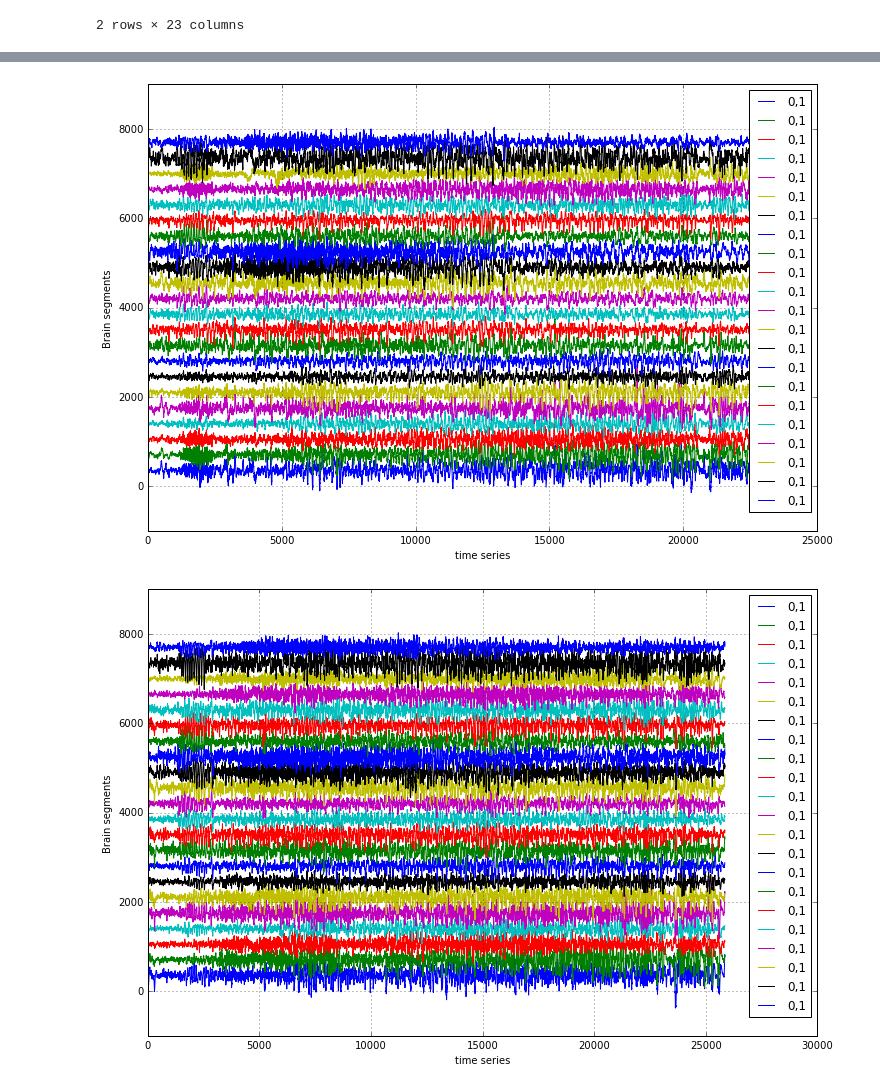
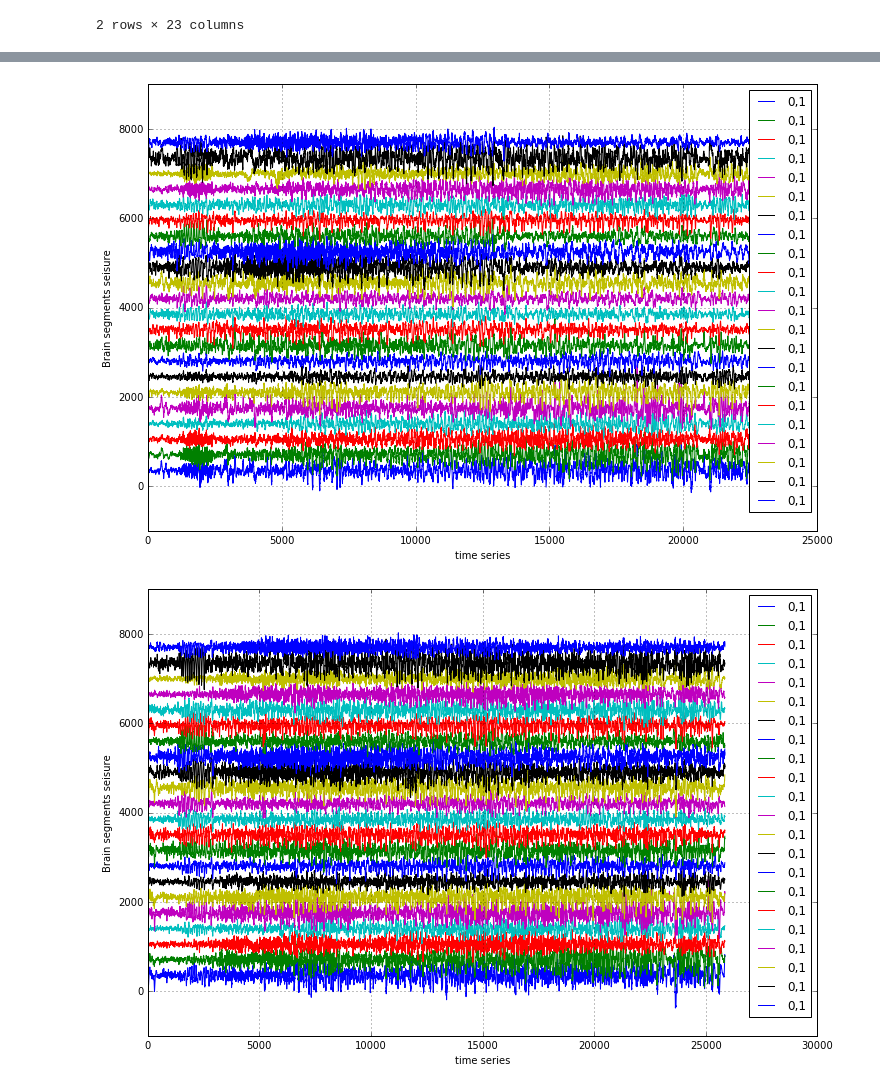
Before and after one commit to stiwarih/hssyp, a Jupyter notebook: Mile-45/Bend_Kumar_Smadja_Tiwari_CS109a_Seizures_Milestone_45-st.ipynb, the cells around one changed output, grey strips where cells are left out. Cells and saved outputs as stored; diff of their text form; code cells hidden in the pictures.

```diff
--- a/Mile-45/Bend_Kumar_Smadja_Tiwari_CS109a_Seizures_Milestone_45-st.ipynb
+++ b/Mile-45/Bend_Kumar_Smadja_Tiwari_CS109a_Seizures_Milestone_45-st.ipynb
@@ -43,18 +60,18 @@ plt.show()
 # %%
 plt.figure(figsize=(12,8))
 ts = np.arange(0, chb01_21_seisure_df.shape[0], 1)
 max_pred = chb01_21_seisure_df.shape[1] -1
 sep = 0
 for i in (range(0, max_pred)):
     sep += 350
     cleaned_sep = chb01_21_seisure_df.ix[:, i].values + sep
     plt.plot(ts, cleaned_sep, label='0,1')
-plt.xlabel('time series'); plt.ylabel('Brain segments')
+plt.xlabel('time series'); plt.ylabel('Brain segments seisure')
 plt.legend(loc='best')
 plt.grid()
 plt.show()
 # %% [output]
-[figure, old version]
+[figure, new version]
 # %%
 plt.figure(figsize=(12,8))
 ts = np.arange(0, chb01_26_seisure_df.shape[0], 1)
@@ -64,9 +81,9 @@ for i in (range(0, max_pred)):
     sep += 350
     cleaned_sep = chb01_26_seisure_df.ix[:, i].values + sep
     plt.plot(ts, cleaned_sep, label='0,1')
-plt.xlabel('time series'); plt.ylabel('Brain segments')
+plt.xlabel('time series'); plt.ylabel('Brain segments seisure')
 plt.legend(loc='best')
 plt.grid()
 plt.show()
 # %% [output]
-[figure, old version]
+[figure, new version]
```
Also changed, not shown: parts of 8 cells of this notebook.
